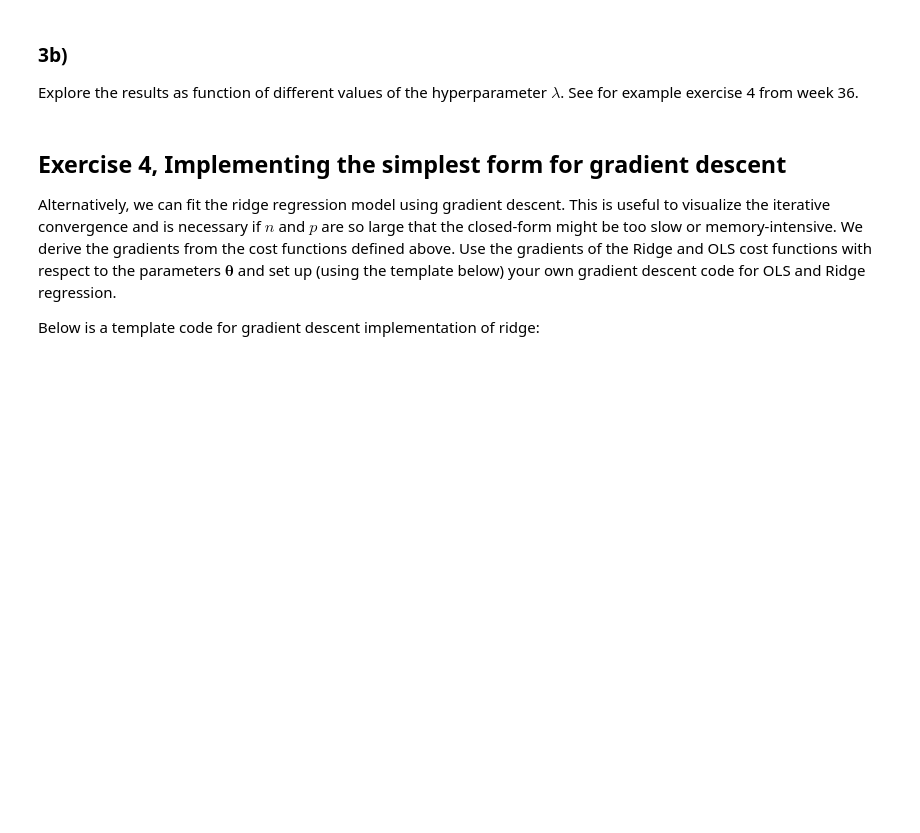
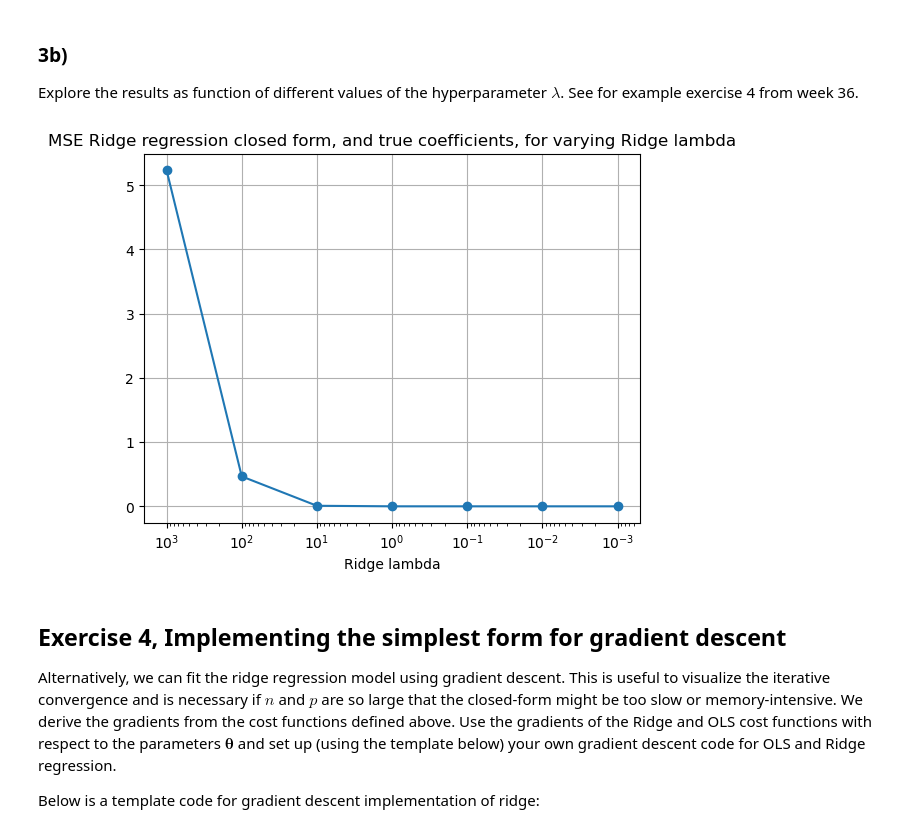
Before and after one commit to johnmagj/FYS-STK4155, a Jupyter notebook: Week37/exercises_week37.ipynb, the cells around one changed output. Cells and saved outputs as stored; diff of their text form; code cells hidden in the pictures; blank space fills up the shorter version.

```diff
--- a/Week37/exercises_week37.ipynb
+++ b/Week37/exercises_week37.ipynb
@@ -272,14 +270,30 @@ Closed-form Ridge coefficients (with lambda = 0.0), X_standardized, and y_center
 
 Explore the results as function of different values of the hyperparameter $\lambda$. See for example exercise 4 from week 36.
 # %%
+from sklearn.metrics import mean_squared_error
+
 #ridge_lambdas = np.arange(1e3, 1e-3, -1e10) #np.logspace(3, -3, 10)  # generates values from 1e3, to 1e-3, with step size 1e1
-
 exp_start = 3
 exp_stop = -3
 ridge_lambdas = np.logspace(exp_start, exp_stop, abs(exp_stop-exp_start)+1)
 
-theta_closed_formsRidge_lambdas = np.zeros([len(ridge_lambdas), np.shape(X_standardized)[1]])   # As many columns as X columns
+true_theta = np.array([2, -1, 5]) # from the known function f(x) at the top
+true_theta = true_theta.reshape(1,-1)
+
+theta_closed_formsRidge_lambdas = np.zeros([len(ridge_lambdas), np.shape(X)[1]])   # As many columns as X columns
+MSE_theta_true_closedformsRidgelambdas = np.zeros([len(ridge_lambdas)]) # True theta vs theta from theta_closed_form_Ridge with different lambdas
 
 for i in range(len(ridge_lambdas)):
-    theta = theta_closed_formRidge(X_standardized, y_centered, ridge_lambdas[i])
-    theta_closed_formsRidge_lambdas[i,:] = np.ravel(theta) # Have theta become 1D, not [[]].
+    MSE_theta_true_closedformsRidgelambdas[i] = mean_squared_error(np.ravel(true_theta),
+                                                                   np.ravel(theta_closed_formRidge(X, y, ridge_lambdas[i]))
+                                                                   )
+
+plt.semilogx(ridge_lambdas, MSE_theta_true_closedformsRidgelambdas, 'o-')
+plt.gca().invert_xaxis()    # Flips the x-axis direction
+plt.grid()
+plt.title(f"MSE Ridge regression closed form, and true coefficients, for varying Ridge lambda")
+plt.xlabel("Ridge lambda")
+plt.show()
+plt.close()
+# %% [output]
+[figure, added]
```
Also changed, not shown: parts of 7 cells of this notebook.
